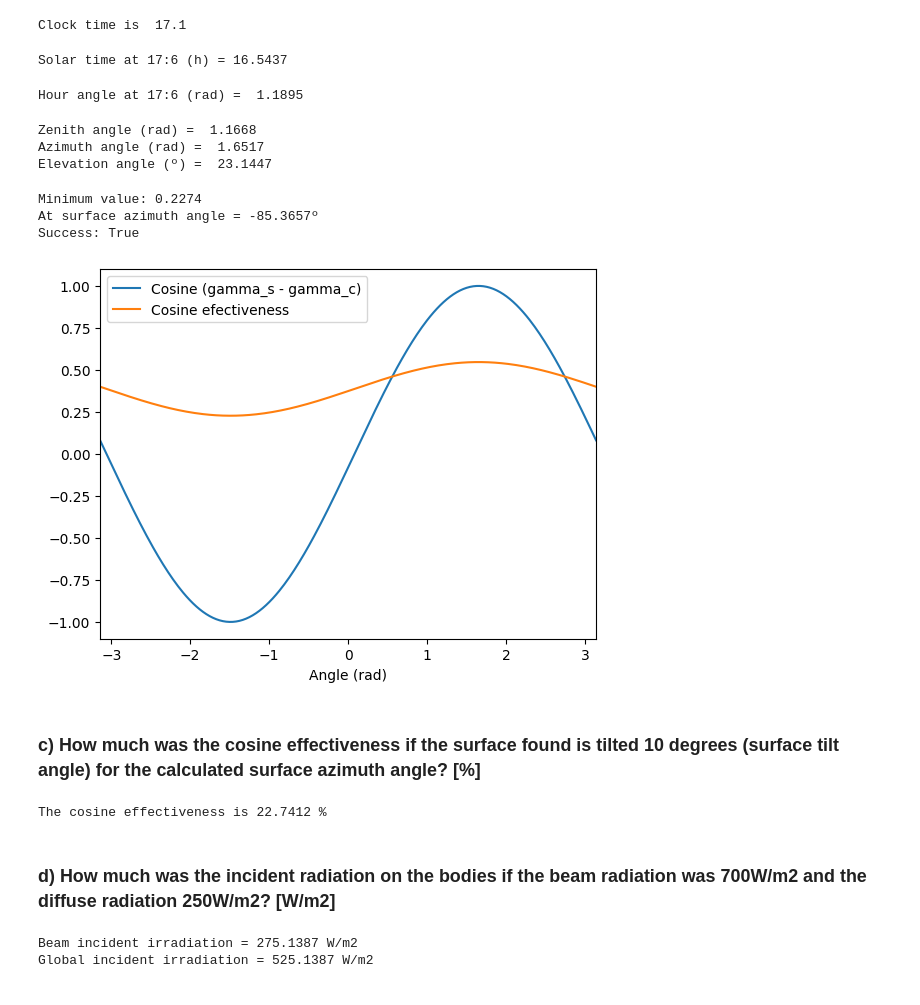
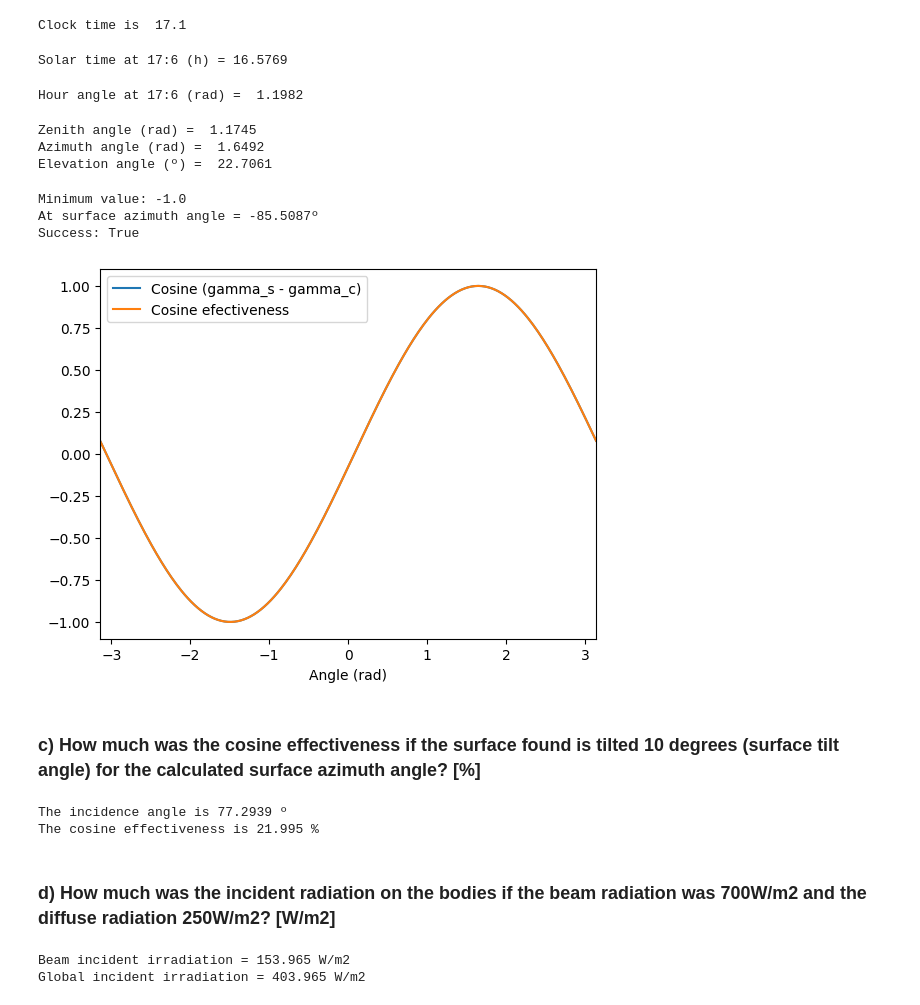
Before and after one commit to nano-gundam/AI-Applications-in-Sustainable-Energy-Engineering, a Jupyter notebook: Solar_Assignment_1.ipynb, the cells around one changed output. Saved outputs shown, nothing was run; the diff lists cells and outputs as text; code cells hidden in the pictures.

Commit message:
Finished Solar Assignment 1

```diff
--- a/Solar_Assignment_1.ipynb
+++ b/Solar_Assignment_1.ipynb
@@ -13,8 +13,8 @@ hour = 17
 minute = 6
 time_zone = 2
 tz_meridian = -15*time_zone
-latitude = -34
-longitude = -18
+latitude = -(34 +21/60 + 24/3600)
+longitude = -(18 + 29/60 + 51/3600)
 # %%
 date = datetime(2025,month,day)
 day_of_year = int(date.strftime("%j"))
@@ -94,13 +98,13 @@ t_s = clock_time + (tz_meridian-longitude)/15 + t_EOT/60 + t_DST
 
 print(f"Solar time at {hour}:{minute} (h) = {round(t_s,4)}")
 # %% [output]
-Solar time at 17:6 (h) = 16.5437
+Solar time at 17:6 (h) = 16.5769
 # %%
 #Hour angle
 omega = np.pi*(t_s-12)/12
 print(f"Hour angle at {hour}:{minute} (rad) = ", round(omega,4))
 # %% [output]
-Hour angle at 17:6 (rad) =  1.1895
+Hour angle at 17:6 (rad) =  1.1982
 # %%
 
 #Zenith angle
@@ -115,51 +119,54 @@ print("Azimuth angle (rad) = ", round(gamma_s,4))
 theta_s = 90-np.rad2deg(theta_z)
 print("Elevation angle (º) = ", round(theta_s,4))
 # %% [output]
-Zenith angle (rad) =  1.1668
-Azimuth angle (rad) =  1.6517
-Elevation angle (º) =  23.1447
+Zenith angle (rad) =  1.1745
+Azimuth angle (rad) =  1.6492
+Elevation angle (º) =  22.7061
 # %%
 #Slope angle
 beta_c = np.deg2rad(10)
 
 from scipy.optimize import minimize_scalar
 
-def incidence(x):
-    return np.cos(beta_c)*np.cos(theta_z) + np.sin(beta_c)*np.sin(theta_z)*np.cos(gamma_s-x)
+# def incidence(x):
+#     return np.cos(beta_c)*np.cos(theta_z) + np.sin(beta_c)*np.sin(theta_z)*np.cos(gamma_s-x)
+
+def cosine(x):
+    return np.cos(gamma_s-x)
 
 # Minimize the function
-result = minimize_scalar(incidence)
+result = minimize_scalar(cosine)
 print(f"Minimum value: {round(result.fun,4)}")
 print(f"At surface azimuth angle = {round(np.rad2deg(result.x),4)}º")
 print(f"Success: {result.success}")
 
 gamma_c = result.x
 # %% [output]
-Minimum value: 0.2274
-At surface azimuth angle = -85.3657º
+Minimum value: -1.0
+At surface azimuth angle = -85.5087º
 Success: True
 # %%
 import matplotlib
 import matplotlib.pyplot as plt
 
 x = np.linspace(-np.pi, np.pi, num=300)
 
 # Plot sin(x) and cos(x), and add label for each
 plt.plot(x, np.cos(gamma_s-x), label="Cosine (gamma_s - gamma_c)")
-plt.plot(x, incidence(x), label="Cosine efectiveness")
+plt.plot(x, cosine(x), label="Cosine efectiveness")
 
 # Label the x-axis
 plt.xlabel('Angle (rad)')
 
 # Add legend
 plt.legend()
 
 # Use the start and end values in x as x limits
 plt.xlim(x[0], x[-1])
 
 plt.show()
 # %% [output]
-[figure, old version]
+[figure, new version]
 # %% [markdown]
 ### c) How much was the cosine effectiveness if the surface found is tilted 10 degrees (surface tilt angle) for the calculated surface azimuth angle? [%]
 # %%
@@ -171,21 +178,23 @@ theta = np.arccos(np.cos(beta_c)*np.cos(theta_z) + np.sin(beta_c)*np.sin(theta_z
 
 eta = np.cos(theta)
 
+print("The incidence angle is", round(np.rad2deg(theta), 4), "º")
 print("The cosine effectiveness is", round(eta*100, 4), "%")
 # %% [output]
-The cosine effectiveness is 22.7412 %
+The incidence angle is 77.2939 º
+The cosine effectiveness is 21.995 %
 # %% [markdown]
 ### d) How much was the incident radiation on the bodies if the beam radiation was 700W/m2 and the diffuse radiation 250W/m2? [W/m2]
 # %%
 I_b = 700
 I_d = 250
 
-I_bc = I_b*np.cos(theta_z)
+I_bc = I_b*np.cos(theta)
 
 I_global = I_bc+I_d
 
 print(f"Beam incident irradiation = {round(I_bc, 4)} W/m2")
 print(f"Global incident irradiation = {round(I_global,4)} W/m2")
 # %% [output]
-Beam incident irradiation = 275.1387 W/m2
-Global incident irradiation = 525.1387 W/m2
+Beam incident irradiation = 153.965 W/m2
+Global incident irradiation = 403.965 W/m2
```
Also changed, not shown: parts of 16 cells of this notebook.
